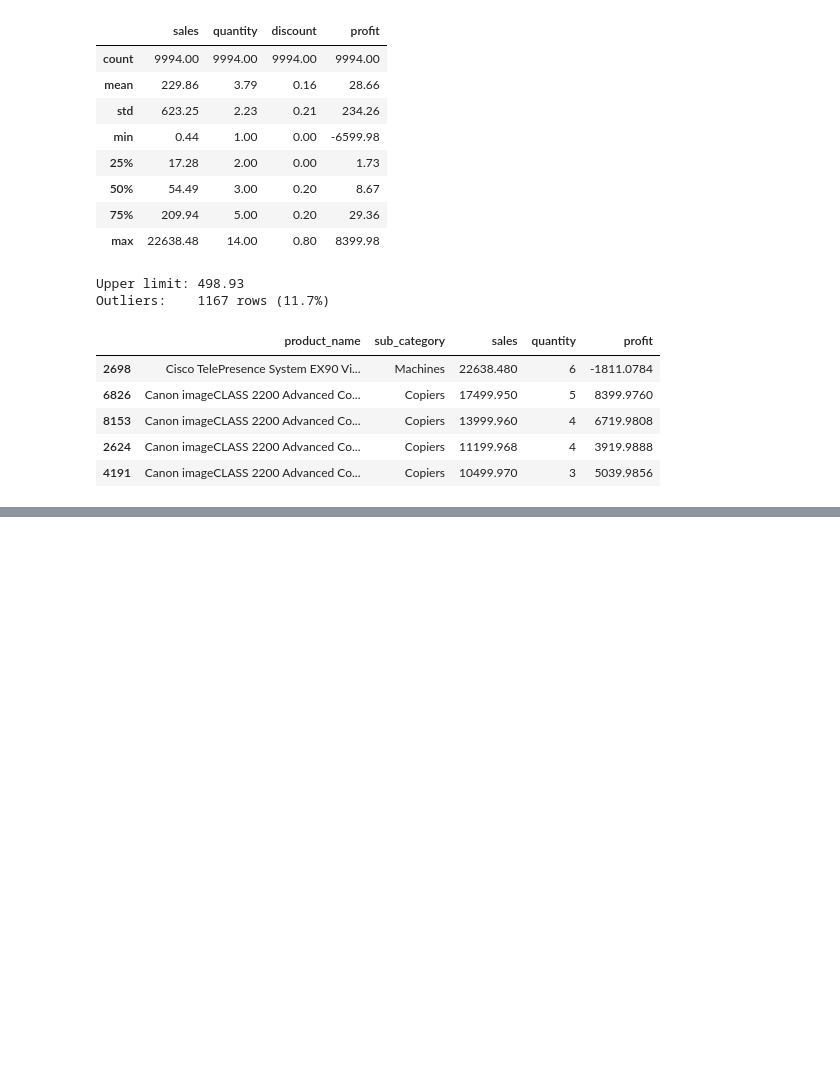
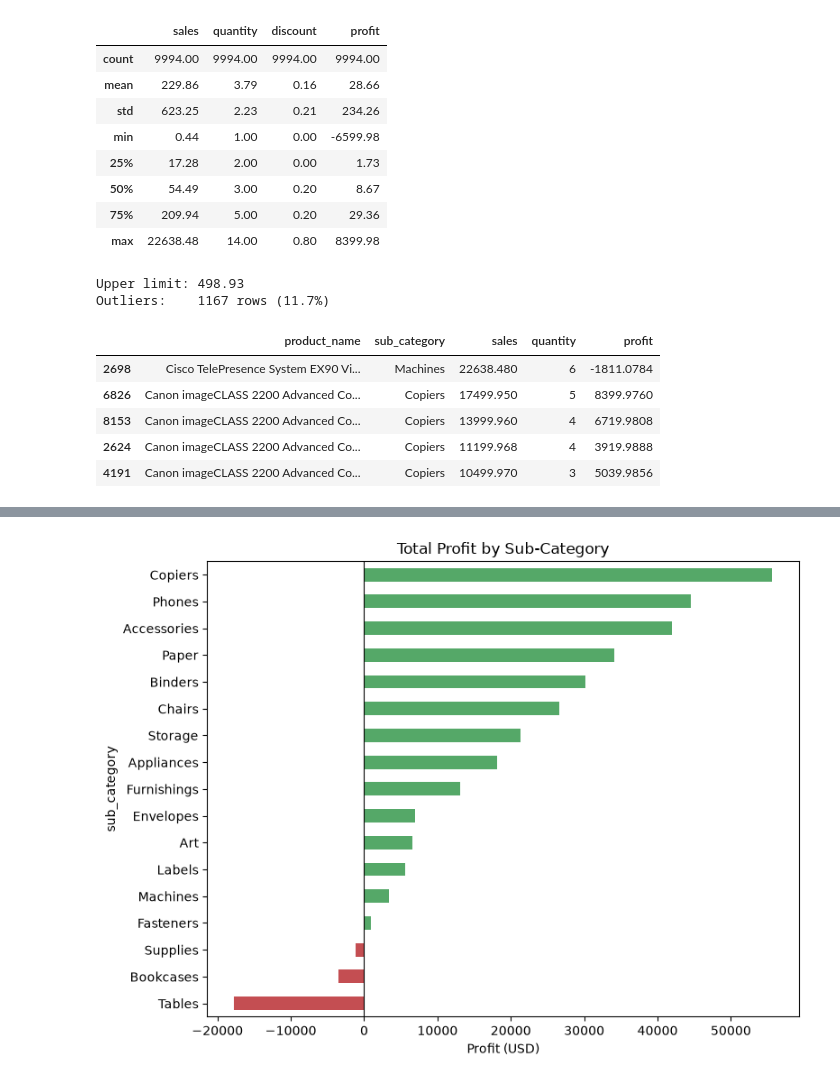
Before and after one commit to Akshay-tr58/sales-data-analysis, a Jupyter notebook: notebooks/01_sales_analysis.ipynb, the cells around one changed output, grey strips where cells are left out. Drawn from its saved outputs; the diff is of its cells as text; code cells hidden in the pictures; blank space fills up the shorter version.

```diff
--- a/notebooks/01_sales_analysis.ipynb
+++ b/notebooks/01_sales_analysis.ipynb
@@ -123,0 +143,12 @@ Outliers:    1167 rows (11.7%)
+# %%
+by_sub = df.groupby("sub_category")["profit"].sum().sort_values()
+
+colors = ["#C44E52" if p < 0 else "#55A868" for p in by_sub]
+by_sub.plot(kind="barh", figsize=(8, 6), color=colors)
+plt.title("Total Profit by Sub-Category")
+plt.xlabel("Profit (USD)")
+plt.axvline(0, color="black", linewidth=0.8)
+plt.tight_layout()
+plt.show()
+# %% [output]
+[figure, added]
```
Also changed, not shown: parts of 6 cells of this notebook, 4 other files.
